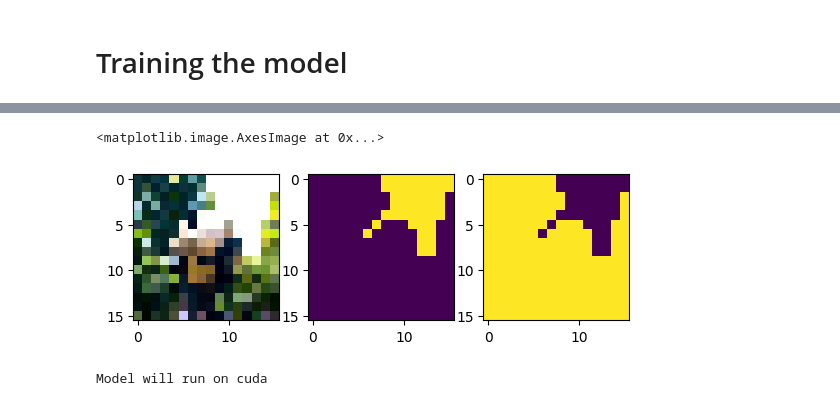
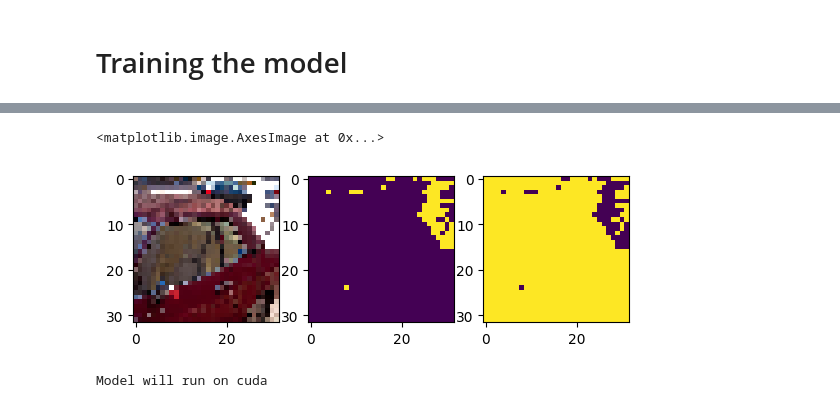
Before and after one commit to jakwisn/advanced_deep_learning_in_cv, a Jupyter notebook: training_experiments.ipynb, the cells around one changed output, grey strips where cells are left out. Cells and saved outputs as stored; diff of their text form; code cells hidden in the pictures.

```diff
--- a/training_experiments.ipynb
+++ b/training_experiments.ipynb
@@ -38,18 +39,26 @@ val_images = []
 for x in [0,1,3,5,7,9]:
     val_images.append(glob.glob('data/validation/GT_IMAGES/*.jpg')[x])
 
-val_images = glob.glob('data/validation/GT_IMAGES/*.jpg')
+test_images = glob.glob('data/validation/GT_IMAGES/*.jpg')
 # %%
 from ddpm.ddpm import *
 from ddpm.ddpm_train import *
 
 BATCH_SIZE=6
-RESIZE_SIZE=16
-IM_SIZE=16
-
+RESIZE_SIZE=32
+IM_SIZE=32
 
 transform = transforms.Compose([
     transforms.ToTensor(),                # from [0,255] to range [0.0,1.0]
     v2.Resize(size=(RESIZE_SIZE, RESIZE_SIZE)),
     #v2.RandomCrop(size=(IM_SIZE, IM_SIZE))
     ])
+
+def hist_fix(im):
+    new_im = im.clone()
+
+    new_im[0] = (im[0] - torch.min(im[0])) / (torch.max(im[0])-torch.min(im[0]))
+    new_im[1] = (im[1] - torch.min(im[1])) / (torch.max(im[1])-torch.min(im[1]))
+    new_im[2] = (im[2] - torch.min(im[2])) / (torch.max(im[2])-torch.min(im[2]))
+
+    return new_im
@@ -57,12 +69,12 @@ transform = transforms.Compose([
 train_dataset = CorrectionImageDataset(input_images, train=True, transform=transform)
 val_dataset = CorrectionImageDataset(val_images, train=False, transform=transform)
 # %%
-im, mask = val_dataset[1]
+im, mask = val_dataset[0]
 
 fig, axs = plt.subplots(1,3)
 axs[0].imshow(hist_fix(im).permute((1,2,0)))
-axs[1].imshow(mask) # Unknown region to generate
-axs[2].imshow(~mask) # Known region
+axs[1].imshow(mask.squeeze(0)) # Unknown region to generate
+axs[2].imshow(~mask.squeeze(0)) # Known region
 # %% [output]
 <matplotlib.image.AxesImage at 0x...>
-[figure, old version]
+[figure, new version]
```
Also changed, not shown: parts of 65 cells of this notebook, 20 other files.
